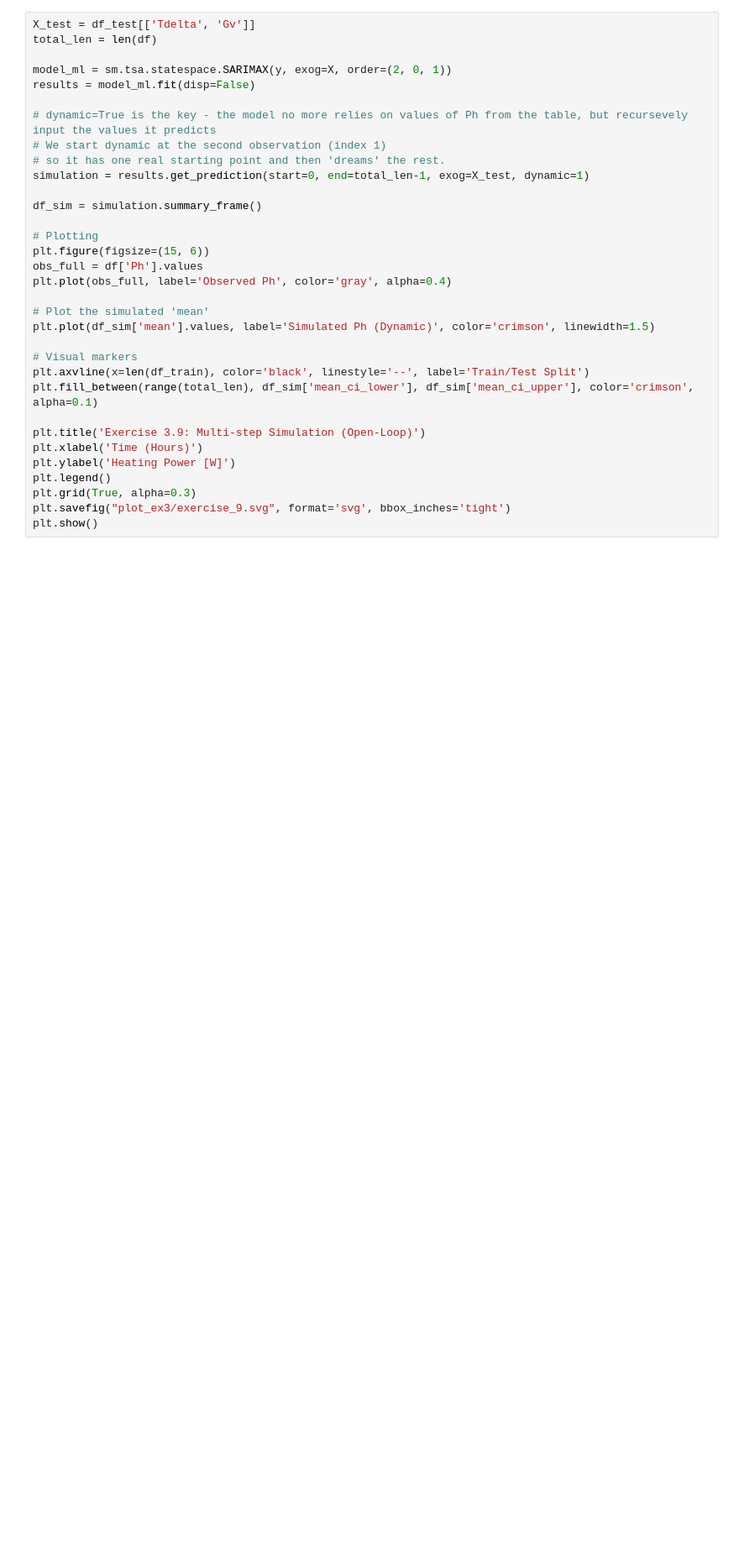
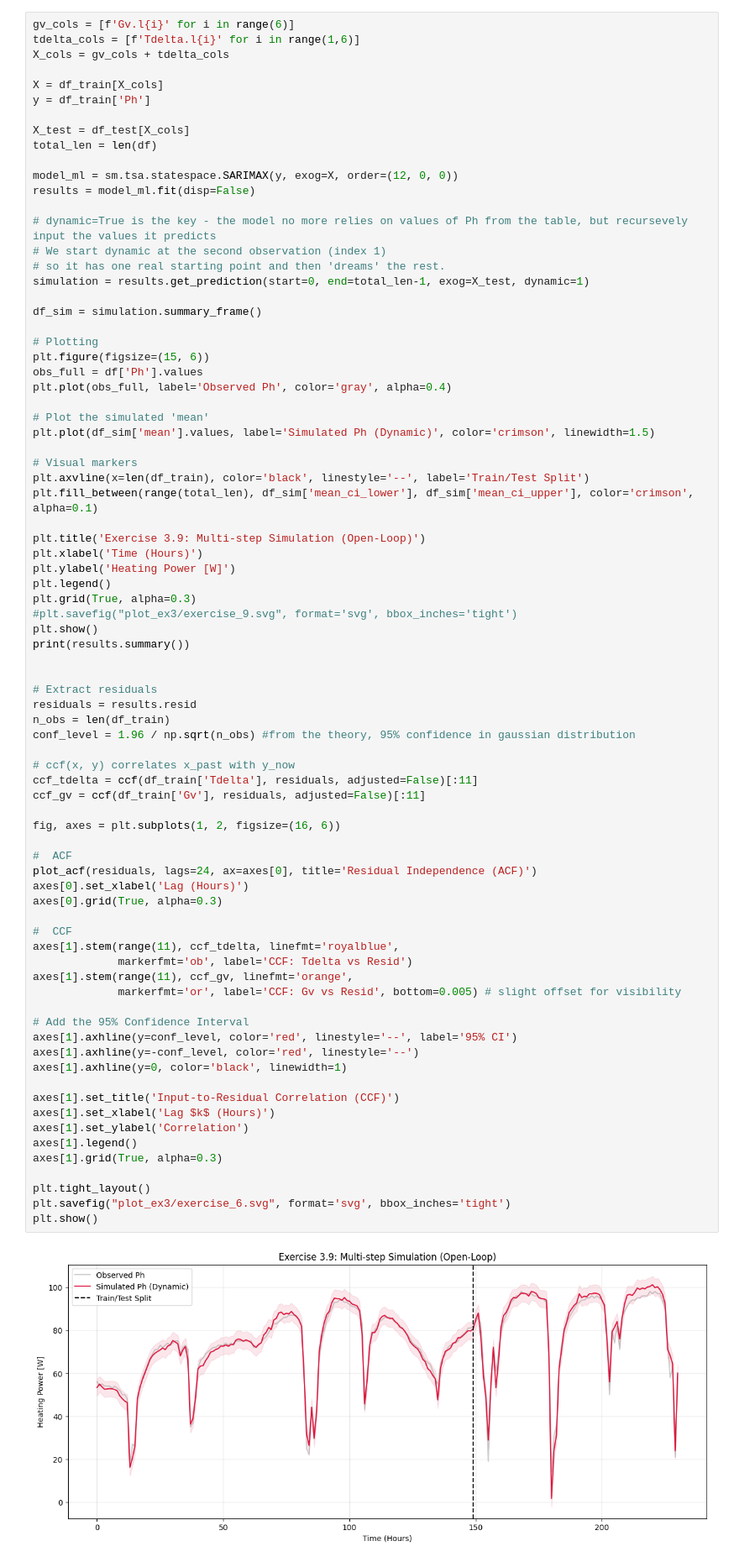
Before and after one commit to valentinatrolese02-collab/time_series_analysis, a Jupyter notebook: assignment3/ex3.ipynb, the cells around one changed output. Shown at 84% size. Drawn from its saved outputs; the diff is of its cells as text; blank space fills up the shorter version.

```diff
--- a/assignment3/ex3.ipynb
+++ b/assignment3/ex3.ipynb
@@ -595,36 +650,83 @@ Use the observed time series of the inputs (Tdelta and Gv), and the AR lags calc
 Is the model good at predicting the heating in such a multi-step prediction setting? Could such
 multi-step predictions be carried out in a real-time operational setting?
 # %%
-X_test = df_test[['Tdelta', 'Gv']]
+gv_cols = [f'Gv.l{i}' for i in range(6)]
+tdelta_cols = [f'Tdelta.l{i}' for i in range(1,6)]
+X_cols = gv_cols + tdelta_cols
+
+X = df_train[X_cols]
+y = df_train['Ph']
+
+X_test = df_test[X_cols]
 total_len = len(df)
 
-model_ml = sm.tsa.statespace.SARIMAX(y, exog=X, order=(2, 0, 1))
+model_ml = sm.tsa.statespace.SARIMAX(y, exog=X, order=(12, 0, 0))
 results = model_ml.fit(disp=False)
 
 # dynamic=True is the key - the model no more relies on values of Ph from the table, but recursevely input the values it predicts
 # We start dynamic at the second observation (index 1)
 # so it has one real starting point and then 'dreams' the rest.
 simulation = results.get_prediction(start=0, end=total_len-1, exog=X_test, dynamic=1)
 
 df_sim = simulation.summary_frame()
 
 # Plotting
 plt.figure(figsize=(15, 6))
 obs_full = df['Ph'].values
 plt.plot(obs_full, label='Observed Ph', color='gray', alpha=0.4)
 
 # Plot the simulated 'mean'
 plt.plot(df_sim['mean'].values, label='Simulated Ph (Dynamic)', color='crimson', linewidth=1.5)
 
 # Visual markers
 plt.axvline(x=len(df_train), color='black', linestyle='--', label='Train/Test Split')
 plt.fill_between(range(total_len), df_sim['mean_ci_lower'], df_sim['mean_ci_upper'], color='crimson', alpha=0.1)
 
 plt.title('Exercise 3.9: Multi-step Simulation (Open-Loop)')
 plt.xlabel('Time (Hours)')
 plt.ylabel('Heating Power [W]')
 plt.legend()
 plt.grid(True, alpha=0.3)
-plt.savefig("plot_ex3/exercise_9.svg", format='svg', bbox_inches='tight')
+#plt.savefig("plot_ex3/exercise_9.svg", format='svg', bbox_inches='tight')
 plt.show()
+print(results.summary())
+
+
+# Extract residuals
+residuals = results.resid
+n_obs = len(df_train)
+conf_level = 1.96 / np.sqrt(n_obs) #from the theory, 95% confidence in gaussian distribution
+
+# ccf(x, y) correlates x_past with y_now
+ccf_tdelta = ccf(df_train['Tdelta'], residuals, adjusted=False)[:11]
+ccf_gv = ccf(df_train['Gv'], residuals, adjusted=False)[:11]
+
+fig, axes = plt.subplots(1, 2, figsize=(16, 6))
+
+#  ACF
+plot_acf(residuals, lags=24, ax=axes[0], title='Residual Independence (ACF)')
+axes[0].set_xlabel('Lag (Hours)')
+axes[0].grid(True, alpha=0.3)
+
+#  CCF
+axes[1].stem(range(11), ccf_tdelta, linefmt='royalblue',
+             markerfmt='ob', label='CCF: Tdelta vs Resid')
+axes[1].stem(range(11), ccf_gv, linefmt='orange',
+             markerfmt='or', label='CCF: Gv vs Resid', bottom=0.005) # slight offset for visibility
+
+# Add the 95% Confidence Interval
+axes[1].axhline(y=conf_level, color='red', linestyle='--', label='95% CI')
+axes[1].axhline(y=-conf_level, color='red', linestyle='--')
+axes[1].axhline(y=0, color='black', linewidth=1)
+
+axes[1].set_title('Input-to-Residual Correlation (CCF)')
+axes[1].set_xlabel('Lag $k$ (Hours)')
+axes[1].set_ylabel('Correlation')
+axes[1].legend()
+axes[1].grid(True, alpha=0.3)
+
+plt.tight_layout()
+plt.savefig("plot_ex3/exercise_6.svg", format='svg', bbox_inches='tight')
+plt.show()
 # %% [output]
+[figure, added]
```
Also changed, not shown: parts of 10 cells of this notebook, 10 other files.
